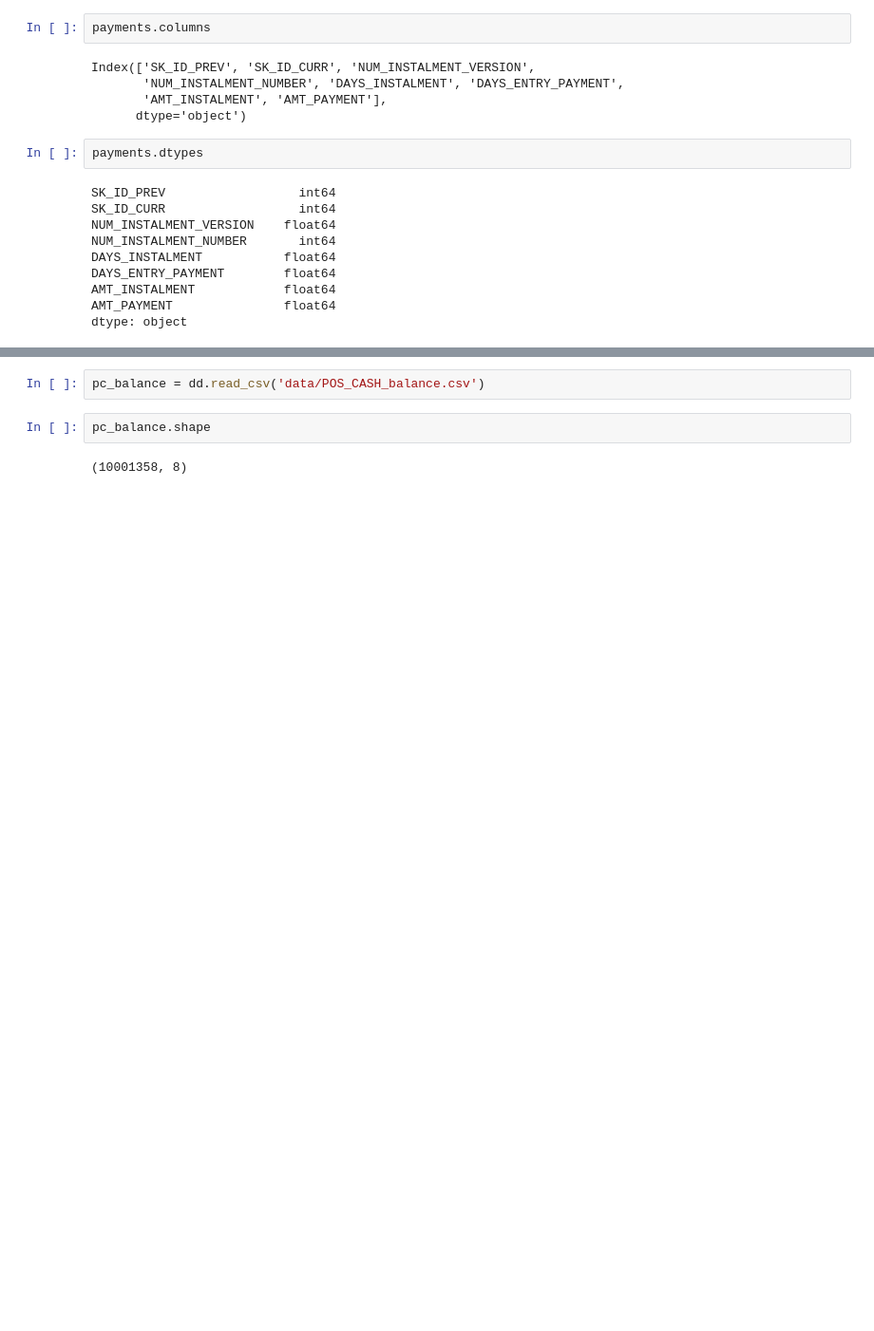
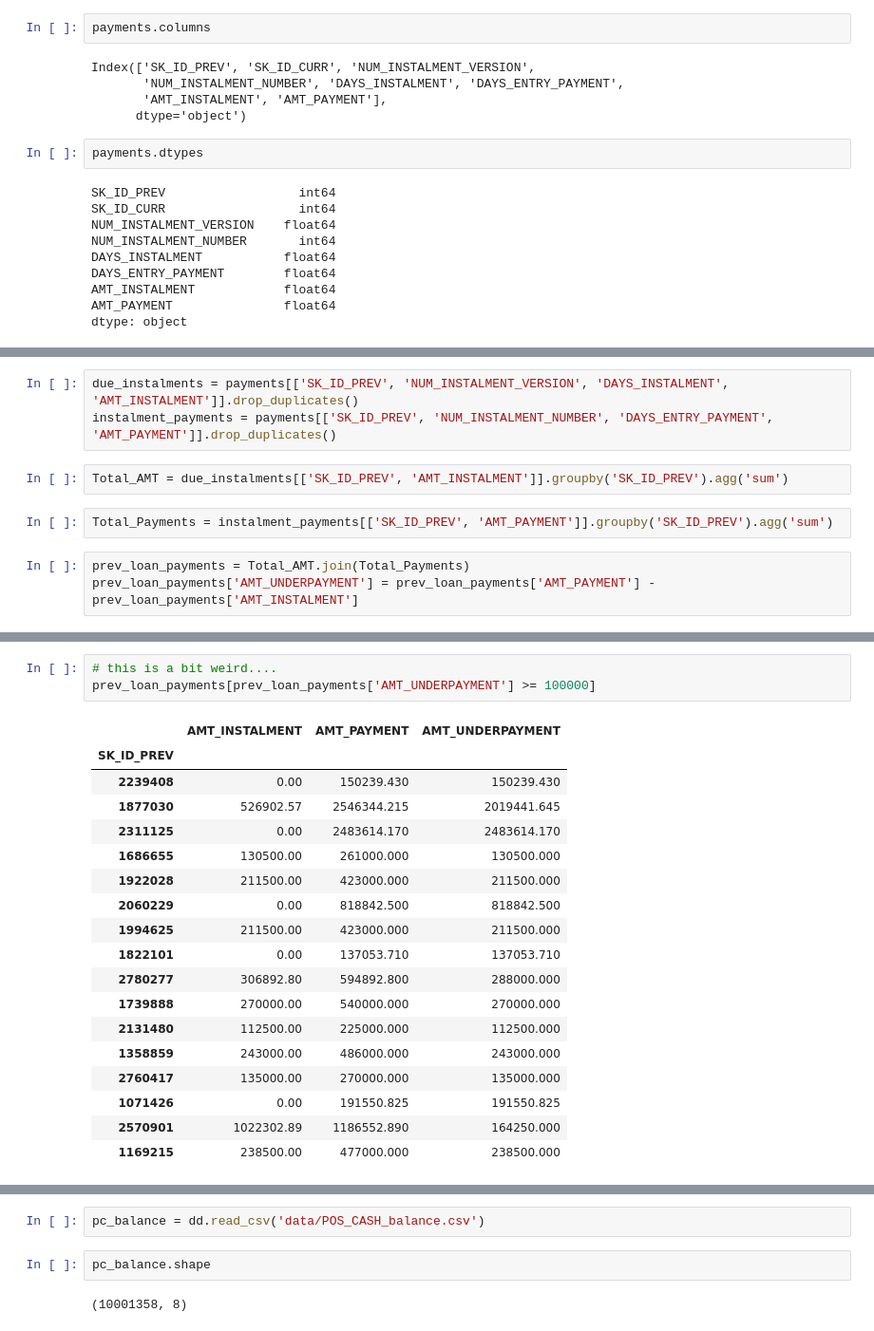
Before and after one commit to odog96/cml-rapids, a Jupyter notebook: First_Exploration.ipynb, the cells around one changed output, grey strips where cells are left out. Shown at 95% size. Cells and saved outputs as stored; diff of their text form; blank space fills up the shorter version.

```diff
--- a/First_Exploration.ipynb
+++ b/First_Exploration.ipynb
@@ -352,0 +452,10 @@ dtype: object
+# %%
+due_instalments = payments[['SK_ID_PREV', 'NUM_INSTALMENT_VERSION', 'DAYS_INSTALMENT', 'AMT_INSTALMENT']].drop_duplicates()
+instalment_payments = payments[['SK_ID_PREV', 'NUM_INSTALMENT_NUMBER', 'DAYS_ENTRY_PAYMENT', 'AMT_PAYMENT']].drop_duplicates()
+# %%
+Total_AMT = due_instalments[['SK_ID_PREV', 'AMT_INSTALMENT']].groupby('SK_ID_PREV').agg('sum')
+# %%
+Total_Payments = instalment_payments[['SK_ID_PREV', 'AMT_PAYMENT']].groupby('SK_ID_PREV').agg('sum')
+# %%
+prev_loan_payments = Total_AMT.join(Total_Payments)
+prev_loan_payments['AMT_UNDERPAYMENT'] = prev_loan_payments['AMT_PAYMENT'] - prev_loan_payments['AMT_INSTALMENT']
@@ -352,0 +477,22 @@ dtype: object
+# %%
+# this is a bit weird....
+prev_loan_payments[prev_loan_payments['AMT_UNDERPAYMENT'] >= 100000]
+# %% [output]
+|  | AMT_INSTALMENT | AMT_PAYMENT | AMT_UNDERPAYMENT |
+| SK_ID_PREV |  |  |  |
+| 2239408 | 0.00 | 150239.430 | 150239.430 |
+| 1877030 | 526902.57 | 2546344.215 | 2019441.645 |
+| 2311125 | 0.00 | 2483614.170 | 2483614.170 |
+| 1686655 | 130500.00 | 261000.000 | 130500.000 |
+| 1922028 | 211500.00 | 423000.000 | 211500.000 |
+| 2060229 | 0.00 | 818842.500 | 818842.500 |
+| 1994625 | 211500.00 | 423000.000 | 211500.000 |
+| 1822101 | 0.00 | 137053.710 | 137053.710 |
+| 2780277 | 306892.80 | 594892.800 | 288000.000 |
+| 1739888 | 270000.00 | 540000.000 | 270000.000 |
+| 2131480 | 112500.00 | 225000.000 | 112500.000 |
+| 1358859 | 243000.00 | 486000.000 | 243000.000 |
+| 2760417 | 135000.00 | 270000.000 | 135000.000 |
+| 1071426 | 0.00 | 191550.825 | 191550.825 |
+| 2570901 | 1022302.89 | 1186552.890 | 164250.000 |
+| 1169215 | 238500.00 | 477000.000 | 238500.000 |
```
Also changed, not shown: parts of 20 cells of this notebook, 1 other file.
